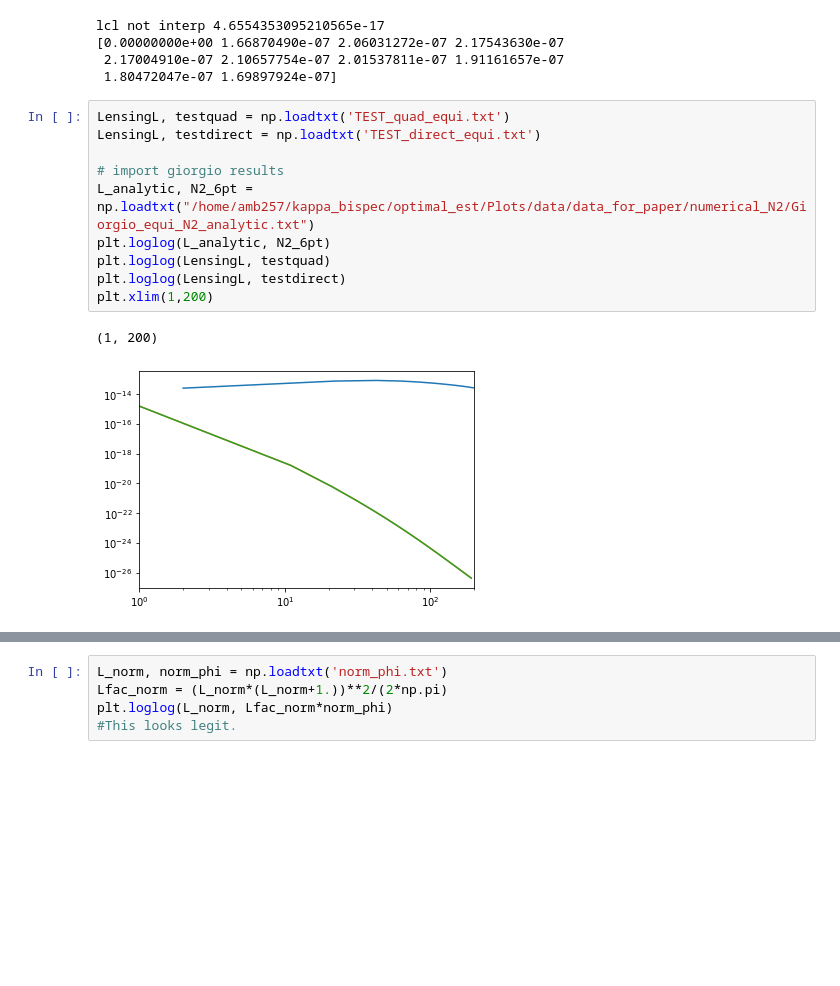
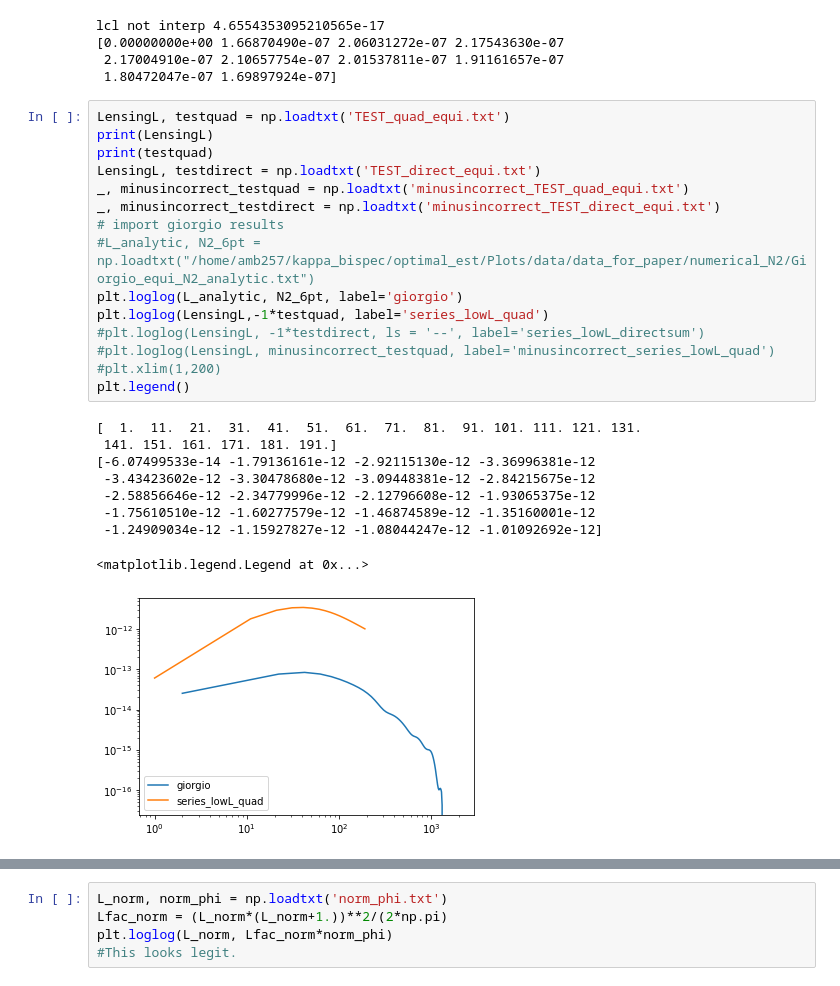
Before and after one commit to aleksandrbowkis/bispec_opt_est, a Jupyter notebook: N2_numerical/N2_tests.ipynb, the cells around one changed output, grey strips where cells are left out. Drawn from its saved outputs; the diff is of its cells as text; blank space fills up the shorter version.

```diff
--- a/N2_numerical/N2_tests.ipynb
+++ b/N2_numerical/N2_tests.ipynb
@@ -29,17 +29,29 @@ lcl not interp 4.6554353095210565e-17
  1.80472047e-07 1.69897924e-07]
 # %%
 LensingL, testquad = np.loadtxt('TEST_quad_equi.txt')
+print(LensingL)
+print(testquad)
 LensingL, testdirect = np.loadtxt('TEST_direct_equi.txt')
-
+_, minusincorrect_testquad = np.loadtxt('minusincorrect_TEST_quad_equi.txt')
+_, minusincorrect_testdirect = np.loadtxt('minusincorrect_TEST_direct_equi.txt')
 # import giorgio results
-L_analytic, N2_6pt = np.loadtxt("/home/amb257/kappa_bispec/optimal_est/Plots/data/data_for_paper/numerical_N2/Giorgio_equi_N2_analytic.txt")
-plt.loglog(L_analytic, N2_6pt)
-plt.loglog(LensingL, testquad)
-plt.loglog(LensingL, testdirect)
-plt.xlim(1,200)
+#L_analytic, N2_6pt = np.loadtxt("/home/amb257/kappa_bispec/optimal_est/Plots/data/data_for_paper/numerical_N2/Giorgio_equi_N2_analytic.txt")
+plt.loglog(L_analytic, N2_6pt, label='giorgio')
+plt.loglog(LensingL,-1*testquad, label='series_lowL_quad')
+#plt.loglog(LensingL, -1*testdirect, ls = '--', label='series_lowL_directsum')
+#plt.loglog(LensingL, minusincorrect_testquad, label='minusincorrect_series_lowL_quad')
+#plt.xlim(1,200)
+plt.legend()
 # %% [output]
-(1, 200)
+[  1.  11.  21.  31.  41.  51.  61.  71.  81.  91. 101. 111. 121. 131.
+ 141. 151. 161. 171. 181. 191.]
+[-6.07499533e-14 -1.79136161e-12 -2.92115130e-12 -3.36996381e-12
+ -3.43423602e-12 -3.30478680e-12 -3.09448381e-12 -2.84215675e-12
+ -2.58856646e-12 -2.34779996e-12 -2.12796608e-12 -1.93065375e-12
+ -1.75610510e-12 -1.60277579e-12 -1.46874589e-12 -1.35160001e-12
+ -1.24909034e-12 -1.15927827e-12 -1.08044247e-12 -1.01092692e-12]
+<matplotlib.legend.Legend at 0x...>
-[figure, old version]
+[figure, new version]
 # %%
 input_dir = "vegas_results"
 L = np.load(os.path.join(input_dir, "L.npy"))
```
Also changed, not shown: parts of 15 cells of this notebook, 8 other files.
